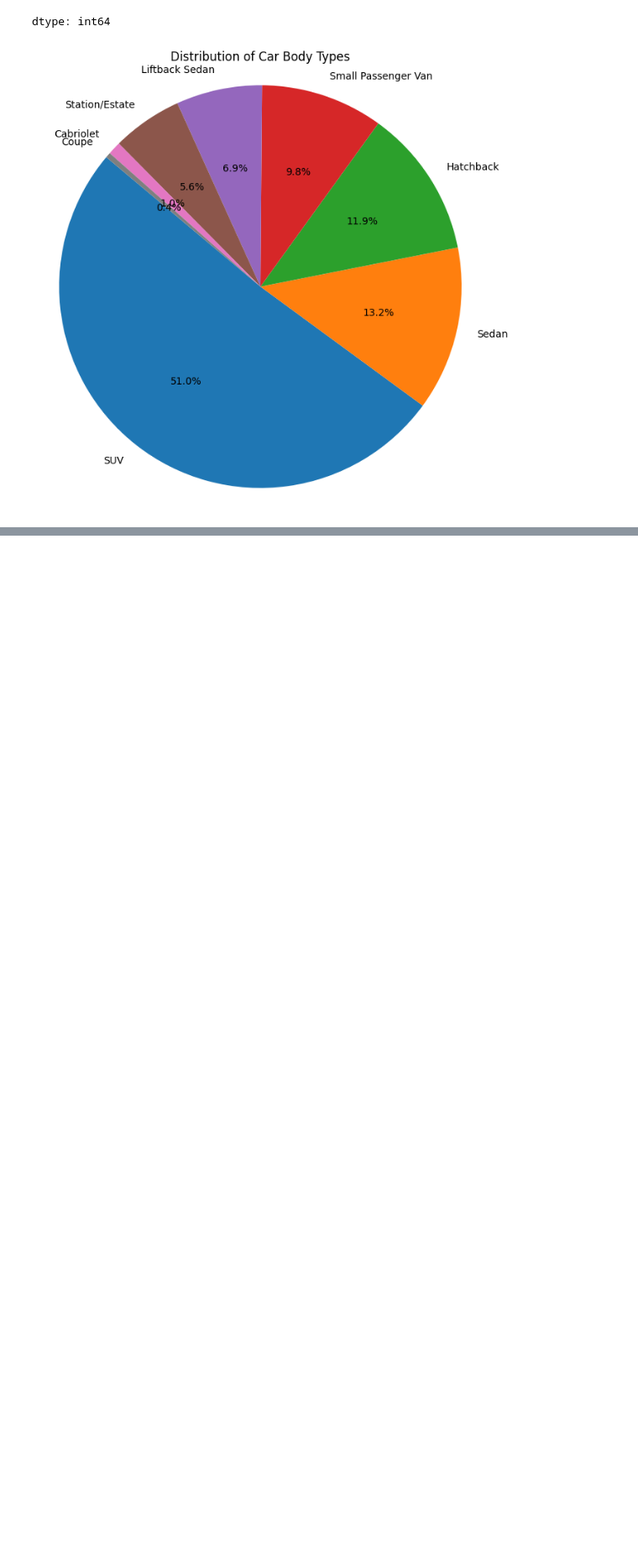
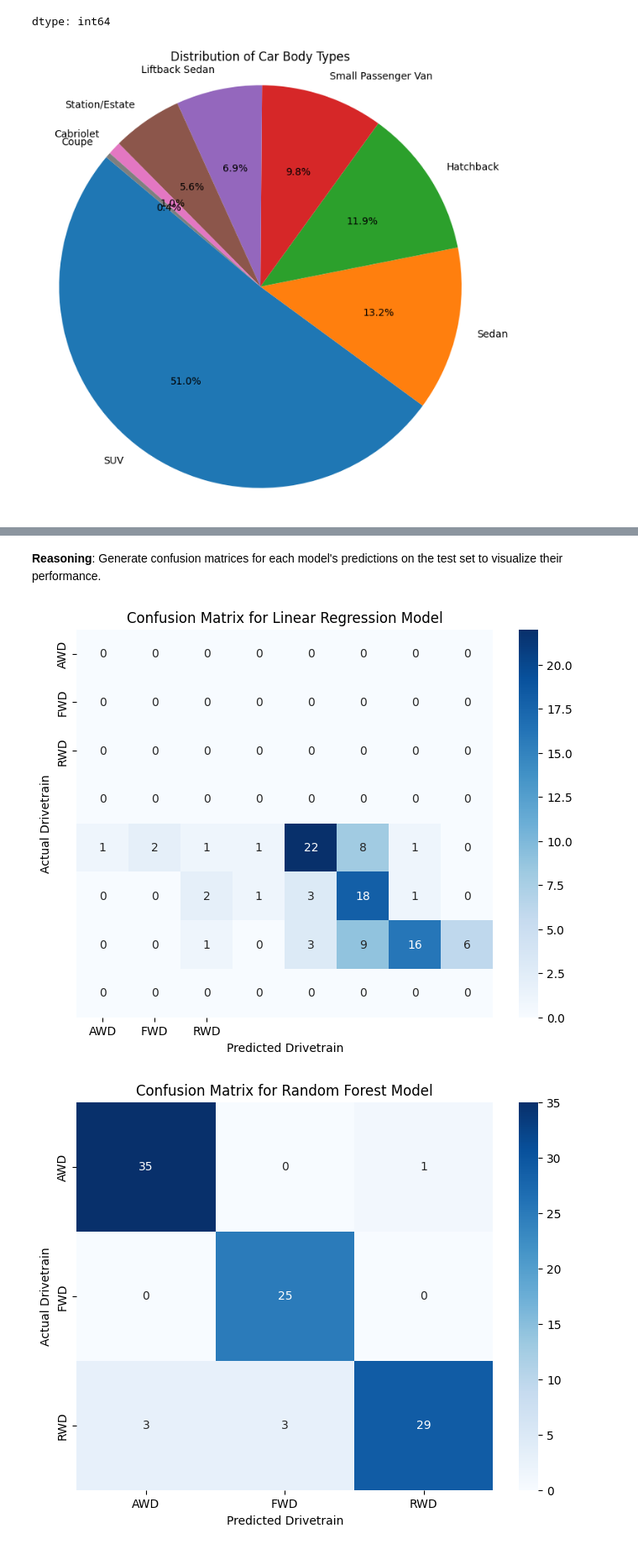
Before and after one commit to kxrrym03/Electric-Vehicle-Specs, a Jupyter notebook: Electric_Vehicle_Specs.ipynb, the cells around one changed output, grey strips where cells are left out. Shown at 84% size. Cells and saved outputs as stored; diff of their text form; code cells hidden in the pictures; blank space fills up the shorter version.

```diff
--- a/Electric_Vehicle_Specs.ipynb
+++ b/Electric_Vehicle_Specs.ipynb
@@ -281,0 +348,14 @@ plt.show()
+# %%
+from sklearn.linear_model import LinearRegression
+from sklearn.ensemble import RandomForestClassifier, GradientBoostingClassifier
+from sklearn.svm import SVC
+
+lr_model = LinearRegression()
+rf_model = RandomForestClassifier(random_state=42)
+gb_model = GradientBoostingClassifier(random_state=42)
+svc_model = SVC(random_state=42)
+
+lr_model.fit(X_train, y_train)
+rf_model.fit(X_train, y_train)
+gb_model.fit(X_train, y_train)
+svc_model.fit(X_train, y_train)
@@ -281,0 +452,49 @@ plt.show()
+# %% [markdown]
+**Reasoning**:
+Generate confusion matrices for each model's predictions on the test set to visualize their performance.
+# %%
+from sklearn.metrics import confusion_matrix
+import seaborn as sns
+import matplotlib.pyplot as plt
+
+# Get class labels from the original data
+class_labels = label_encoder.classes_
+
+# Create confusion matrix for Linear Regression
+cm_lr = confusion_matrix(y_test, y_pred_lr_class)
+plt.figure(figsize=(8, 6))
+sns.heatmap(cm_lr, annot=True, fmt='d', cmap='Blues', xticklabels=class_labels, yticklabels=class_labels)
+plt.title('Confusion Matrix for Linear Regression Model')
+plt.xlabel('Predicted Drivetrain')
+plt.ylabel('Actual Drivetrain')
+plt.show()
+
+# Create confusion matrix for Random Forest
+cm_rf = confusion_matrix(y_test, y_pred_rf)
+plt.figure(figsize=(8, 6))
+sns.heatmap(cm_rf, annot=True, fmt='d', cmap='Blues', xticklabels=class_labels, yticklabels=class_labels)
+plt.title('Confusion Matrix for Random Forest Model')
+plt.xlabel('Predicted Drivetrain')
+plt.ylabel('Actual Drivetrain')
+plt.show()
+
+# Create confusion matrix for Gradient Boosting
+cm_gb = confusion_matrix(y_test, y_pred_gb)
+plt.figure(figsize=(8, 6))
+sns.heatmap(cm_gb, annot=True, fmt='d', cmap='Blues', xticklabels=class_labels, yticklabels=class_labels)
+plt.title('Confusion Matrix for Gradient Boosting Model')
+plt.xlabel('Predicted Drivetrain')
+plt.ylabel('Actual Drivetrain')
+plt.show()
+
+# Create confusion matrix for Support Vector Machine
+cm_svc = confusion_matrix(y_test, y_pred_svc)
+plt.figure(figsize=(8, 6))
+sns.heatmap(cm_svc, annot=True, fmt='d', cmap='Blues', xticklabels=class_labels, yticklabels=class_labels)
+plt.title('Confusion Matrix for Support Vector Machine Model')
+plt.xlabel('Predicted Drivetrain')
+plt.ylabel('Actual Drivetrain')
+plt.show()
+# %% [output]
+[figure, added]
+[figure, added]
```
Also changed, not shown: parts of 17 cells of this notebook.
